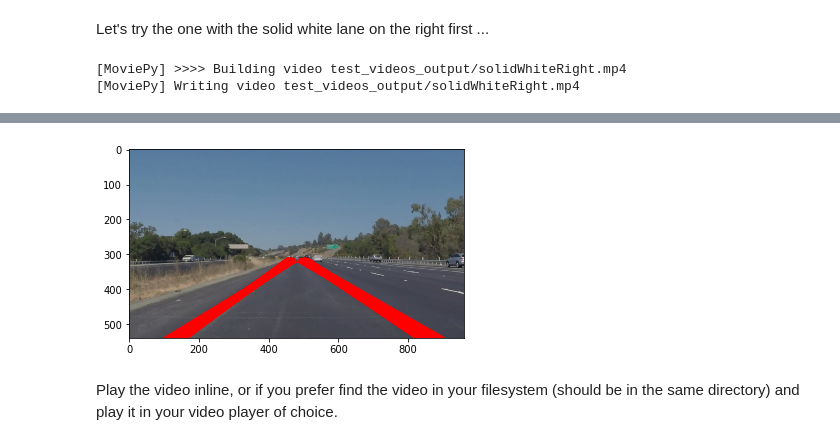
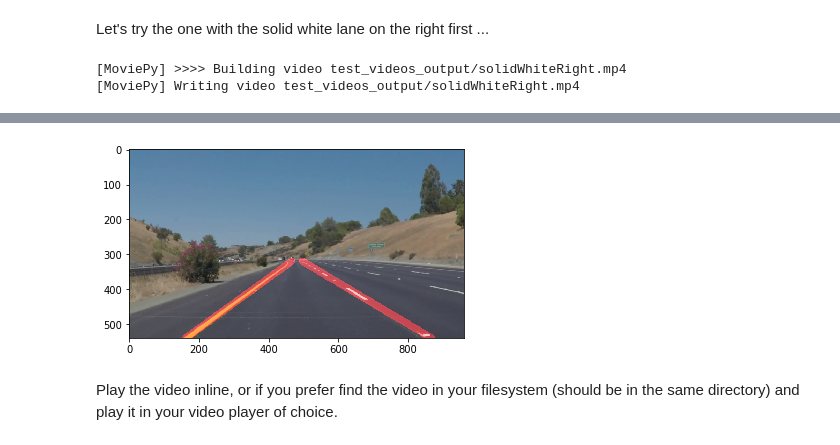
Before and after one commit to huangzihan16/carnd-term1, a Jupyter notebook: P1.ipynb, the cells around one changed output, grey strips where cells are left out. Cells and saved outputs as stored; diff of their text form; code cells hidden in the pictures.

```diff
--- a/P1.ipynb
+++ b/P1.ipynb
@@ -168,11 +168,14 @@ def draw_lines(img, lines, color=[255, 0, 0], thickness=10):
                 Y_r.append(y1)
                 Y_r.append(y2)
             elif (slp < -0.6):
-                #cv2.line(img, (x1, y1), (x2, y2), color, thickness) # 0.6 is experience value.
+                # 0.6 is experience value.
+                #cv2.line(img, (x1, y1), (x2, y2), color, thickness)
                 X_l.append(x1)
                 X_l.append(x2)
                 Y_l.append(y1)
                 Y_l.append(y2)
+            else:
+                return
 
     if not (X_r and Y_r and X_l and Y_l):
         return
@@ -181,16 +184,13 @@ def draw_lines(img, lines, color=[255, 0, 0], thickness=10):
     pl = np.polyfit(X_l, Y_l, 1)
 
     xr = [(320 - pr[1])/pr[0], (540-pr[1])/pr[0]]
-    yr = [320, 540]
     xl = [(320 - pl[1])/pl[0], (540-pl[1])/pl[0]]
-    yl = [320, 540]
 
-    plt_r = plt.plot(xr, yr, 'r', linewidth = 5)
-    plt_l = plt.plot(xl, yl, 'r', linewidth = 5)
+    xr_int = [int(x) for x in xr]
+    xl_int = [int(x) for x in xl]
 
-    cv2.line(img, (x1, y1), (x2, y2), color, thickness)
-
-    img = plt_r + plt_l
+    cv2.line(img, (xr_int[0], 320), (xr_int[1], 540), color, thickness)
+    cv2.line(img, (xl_int[0], 320), (xl_int[1], 540), color, thickness)
 
     return
 
@@ -269,7 +269,7 @@ line_image = hough_lines(masked_edges, rho = 2, theta = np.pi/180, threshold = 1
 color_edges = np.dstack((edges, edges, edges))
 
 # Draw the lines on the edge image
-lines_edges = cv2.addWeighted(image, 0.8, line_image, 0.1, 0)
+lines_edges = cv2.addWeighted(image, 0.8, line_image, 0.3, 0)
 plt.imshow(lines_edges)
 # %% [output]
 <matplotlib.image.AxesImage at 0x...>
@@ -325,7 +325,7 @@ def process_image(image):
     color_edges = np.dstack((edges, edges, edges))
 
     # Draw the lines on the edge image
-    lines_edges = cv2.addWeighted(image, 0.8, line_image, 0.1, 0)
+    lines_edges = cv2.addWeighted(image, 0.8, line_image, 0.5, 0)
     plt.imshow(lines_edges)
     result = lines_edges
     return result
@@ -338,9 +338,9 @@ white_output = 'test_videos_output/solidWhiteRight.mp4'
 ## To do so add .subclip(start_second,end_second) to the end of the line below
 ## Where start_second and end_second are integer values representing the start and end of the subclip
 ## You may also uncomment the following line for a subclip of the first 5 seconds
-clip1 = VideoFileClip("test_videos/solidYellowLeft.mp4").subclip(0,5)
+## clip1 = VideoFileClip("test_videos/solidWhiteRight.mp4").subclip(0,5)
 
-## clip1 = VideoFileClip("test_videos/solidYellowLeft.mp4")
+clip1 = VideoFileClip("test_videos/solidYellowLeft.mp4")
 white_clip = clip1.fl_image(process_image) #NOTE: this function expects color zimages!!
 %time white_clip.write_videofile(white_output, audio=False)
 # %% [output]
@@ -354,4 +354,4 @@ Wall time: 6.37 s
-[figure, old version]
+[figure, new version]
 # %% [markdown]
 Play the video inline, or if you prefer find the video in your filesystem (should be in the same directory) and play it in your video player of choice.
 # %%
```
Also changed, not shown: parts of 3 cells of this notebook.
